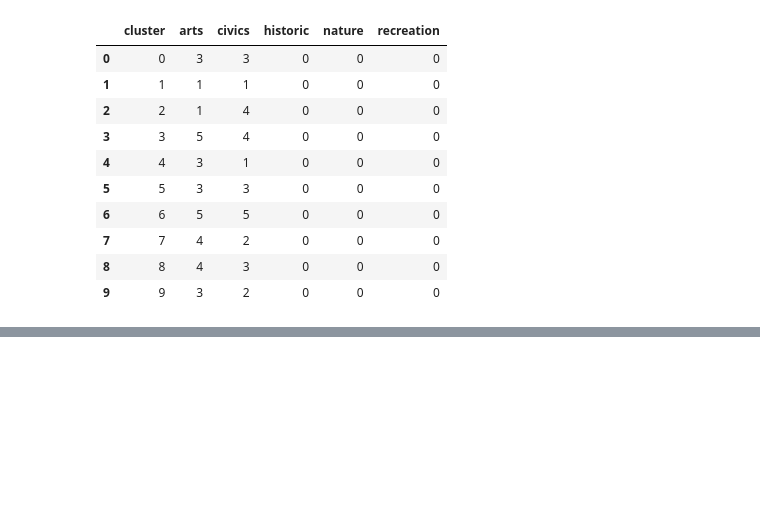
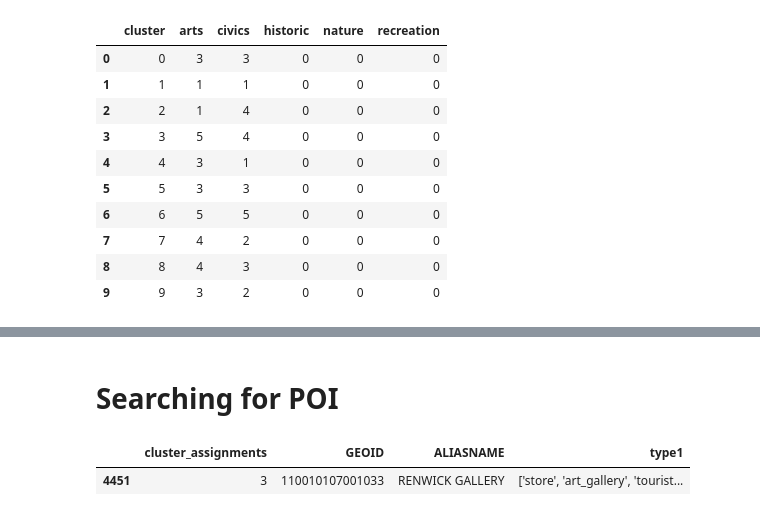
Before and after one commit to NicoleJaneway/dc-block-clustering, a Jupyter notebook: notebooks/v0b.ipynb, the cells around one changed output, grey strips where cells are left out. Saved outputs shown, nothing was run; the diff lists cells and outputs as text; code cells hidden in the pictures; blank space fills up the shorter version.

```diff
--- a/notebooks/v0b.ipynb
+++ b/notebooks/v0b.ipynb
@@ -708,3 +708,12 @@ viz0a.to_file('../data/viz/viz0a.shp')
 # for col in mini.columns:
 #     mini1[col] = pd.qcut(mini0[col], q=11, labels=range(1,12), precision=1)
 # mini1
+# %% [markdown]
+# Searching for POI
+# %%
+poiMatrix0a = poiMatrix.merge(viz0a[['GEOID','cluster_assignments']], on='GEOID')
+# %%
+poiMatrix0a[['cluster_assignments','GEOID','ALIASNAME','type1']][~(poiMatrix0a.ALIASNAME.isna()) & poiMatrix0a.ALIASNAME.str.contains("RENWICK")]
+# %% [output]
+|  | cluster_assignments | GEOID | ALIASNAME | type1 |
+| 4451 | 3 | 110010107001033 | RENWICK GALLERY | ['store', 'art_gallery', 'tourist... |
```
Also changed, not shown: 59 other files.
